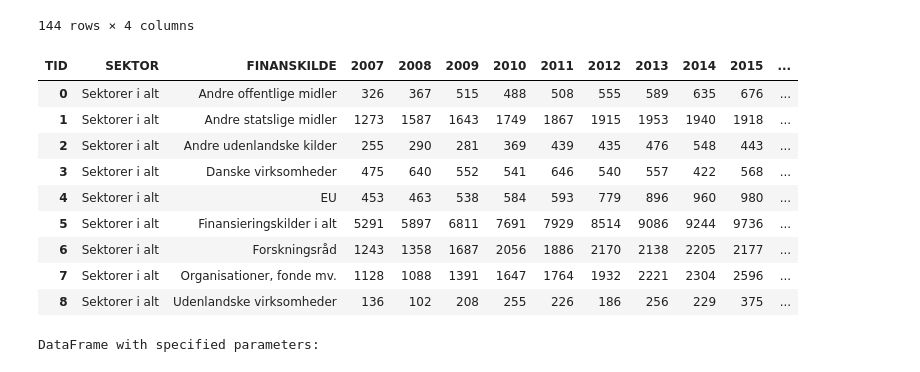
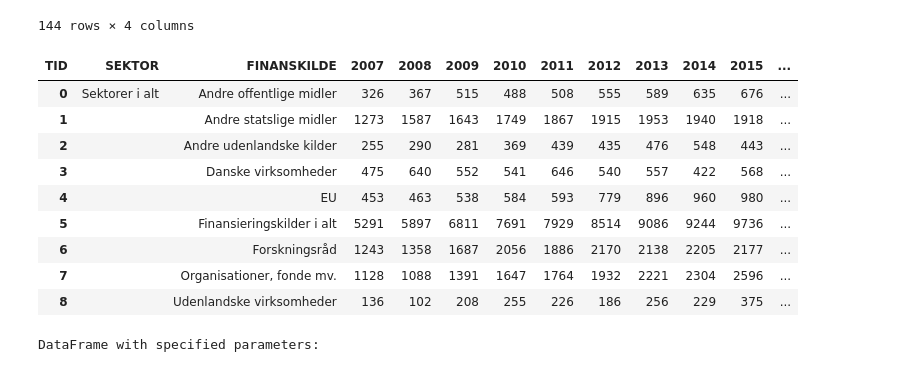
Before and after one commit to NNF-impact/API-to-extract-DST-data, a Jupyter notebook: DST_API.ipynb, the cells around one changed output. Drawn from its saved outputs; the diff is of its cells as text; code cells hidden in the pictures.

```diff
--- a/DST_API.ipynb
+++ b/DST_API.ipynb
@@ -296,29 +309,35 @@ DataFrame with specified parameters:
 # %%
 # 5.a Data manipulation and variable construction
 
 # Pivot the DataFrame
 df_FOU09a = df_FOU09a.pivot(index=['SEKTOR', 'FINANSKILDE'], columns='TID', values='INDHOLD')
 
 # Reset index to make TRANSAKT and PRISENHED columns again
 df_FOU09a = df_FOU09a.reset_index()
 
 # Add the unit information as a new column
 if unit:
     df_FOU09a['Enhed'] = unit
 
+# Make the first column unique, only showing the first occurrence
+df_FOU09a['SEKTOR'] = df_FOU09a['SEKTOR'].where(
+    df_FOU09a['SEKTOR'] != df_FOU09a['SEKTOR'].shift(),
+    ''
+)
+
 # Display the DataFrame
 display(df_FOU09a)
 # %% [output]
 | TID | SEKTOR | FINANSKILDE | 2007 | 2008 | 2009 | 2010 | 2011 | 2012 | 2013 | 2014 | 2015 | ... |
 | 0 | Sektorer i alt | Andre offentlige midler | 326 | 367 | 515 | 488 | 508 | 555 | 589 | 635 | 676 | ... |
-| 1 | Sektorer i alt | Andre statslige midler | 1273 | 1587 | 1643 | 1749 | 1867 | 1915 | 1953 | 1940 | 1918 | ... |
-| 2 | Sektorer i alt | Andre udenlandske kilder | 255 | 290 | 281 | 369 | 439 | 435 | 476 | 548 | 443 | ... |
-| 3 | Sektorer i alt | Danske virksomheder | 475 | 640 | 552 | 541 | 646 | 540 | 557 | 422 | 568 | ... |
-| 4 | Sektorer i alt | EU | 453 | 463 | 538 | 584 | 593 | 779 | 896 | 960 | 980 | ... |
-| 5 | Sektorer i alt | Finansieringskilder i alt | 5291 | 5897 | 6811 | 7691 | 7929 | 8514 | 9086 | 9244 | 9736 | ... |
-| 6 | Sektorer i alt | Forskningsråd | 1243 | 1358 | 1687 | 2056 | 1886 | 2170 | 2138 | 2205 | 2177 | ... |
-| 7 | Sektorer i alt | Organisationer, fonde mv. | 1128 | 1088 | 1391 | 1647 | 1764 | 1932 | 2221 | 2304 | 2596 | ... |
-| 8 | Sektorer i alt | Udenlandske virksomheder | 136 | 102 | 208 | 255 | 226 | 186 | 256 | 229 | 375 | ... |
+| 1 |  | Andre statslige midler | 1273 | 1587 | 1643 | 1749 | 1867 | 1915 | 1953 | 1940 | 1918 | ... |
+| 2 |  | Andre udenlandske kilder | 255 | 290 | 281 | 369 | 439 | 435 | 476 | 548 | 443 | ... |
+| 3 |  | Danske virksomheder | 475 | 640 | 552 | 541 | 646 | 540 | 557 | 422 | 568 | ... |
+| 4 |  | EU | 453 | 463 | 538 | 584 | 593 | 779 | 896 | 960 | 980 | ... |
+| 5 |  | Finansieringskilder i alt | 5291 | 5897 | 6811 | 7691 | 7929 | 8514 | 9086 | 9244 | 9736 | ... |
+| 6 |  | Forskningsråd | 1243 | 1358 | 1687 | 2056 | 1886 | 2170 | 2138 | 2205 | 2177 | ... |
+| 7 |  | Organisationer, fonde mv. | 1128 | 1088 | 1391 | 1647 | 1764 | 1932 | 2221 | 2304 | 2596 | ... |
+| 8 |  | Udenlandske virksomheder | 136 | 102 | 208 | 255 | 226 | 186 | 256 | 229 | 375 | ... |
 # %%
 # 4.b Define parameters to display and load in from DST
 params = {
```
Also changed, not shown: parts of 11 cells of this notebook, 1 other file.
